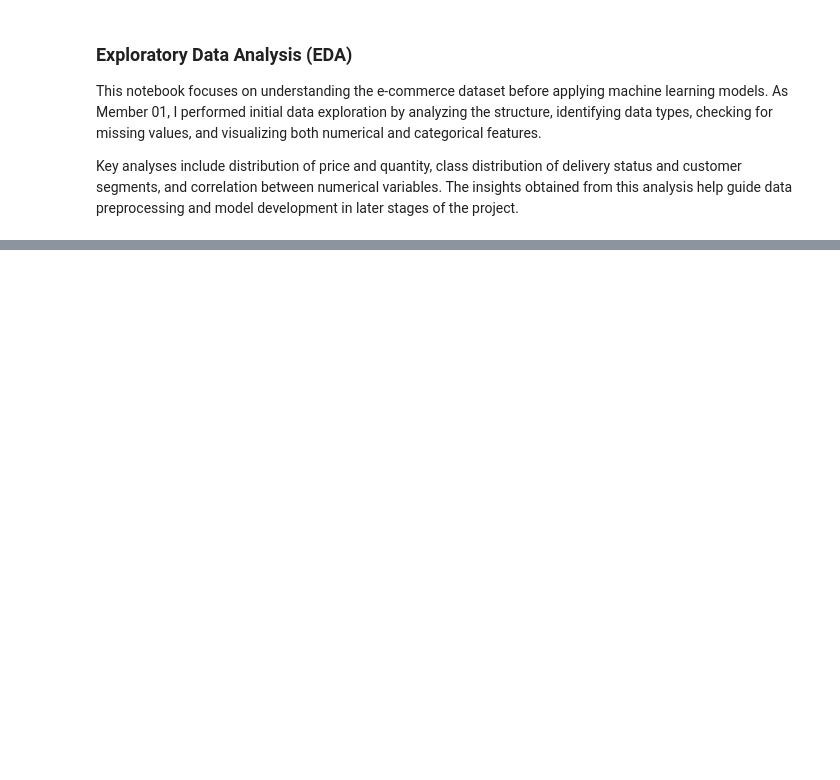
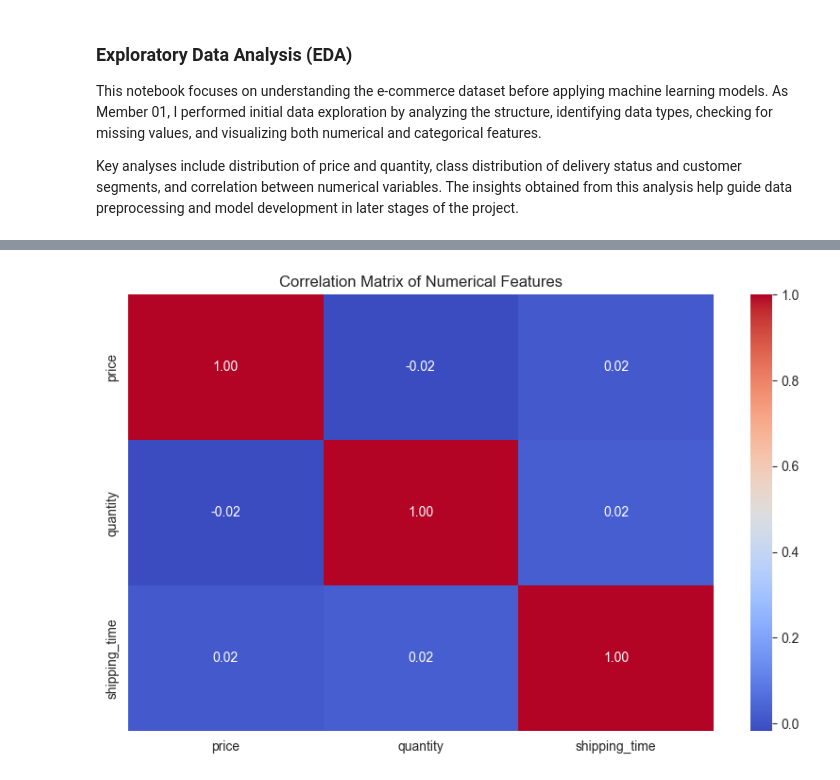
Before and after one commit to jayasanki/ml-ecommerce-project, a Jupyter notebook: notebooks/1_eda_and_preprocessing.ipynb, the cells around one changed output, grey strips where cells are left out. Cells and saved outputs as stored; diff of their text form; code cells hidden in the pictures; blank space fills up the shorter version.

```diff
--- a/notebooks/1_eda_and_preprocessing.ipynb
+++ b/notebooks/1_eda_and_preprocessing.ipynb
@@ -130,0 +126,21 @@ df.to_csv("../data/cleaned_data.csv", index=False)
+# %%
+# Date feature engineering
+
+if "order_year" not in df.columns:
+	df["order_date"] = pd.to_datetime(df["order_date"], errors="coerce")
+	df["shipping_date"] = pd.to_datetime(df["shipping_date"], errors="coerce")
+
+	df["order_year"] = df["order_date"].dt.year
+	df["order_month"] = df["order_date"].dt.month
+	df["order_day"] = df["order_date"].dt.day
+	df["order_dayofweek"] = df["order_date"].dt.dayofweek
+	df["order_hour"] = df["order_date"].dt.hour
+
+	df["shipping_year"] = df["shipping_date"].dt.year
+	df["shipping_month"] = df["shipping_date"].dt.month
+	df["shipping_day"] = df["shipping_date"].dt.day
+
+	df["shipping_time"] = (df["shipping_date"] - df["order_date"]).dt.days
+
+	df = df.drop(columns=["order_date", "shipping_date"], errors="ignore")
+	df.head()
@@ -130,0 +215,11 @@ df.to_csv("../data/cleaned_data.csv", index=False)
+# %%
+# Correlation analysis
+
+numeric_df = df.select_dtypes(include=["int64", "float64"])
+
+plt.figure(figsize=(10, 6))
+sns.heatmap(numeric_df.corr(), annot=True, cmap="coolwarm", fmt=".2f")
+plt.title("Correlation Matrix of Numerical Features")
+plt.show()
+# %% [output]
+[figure, added]
```
Also changed, not shown: parts of 41 cells of this notebook, 2 other files.
